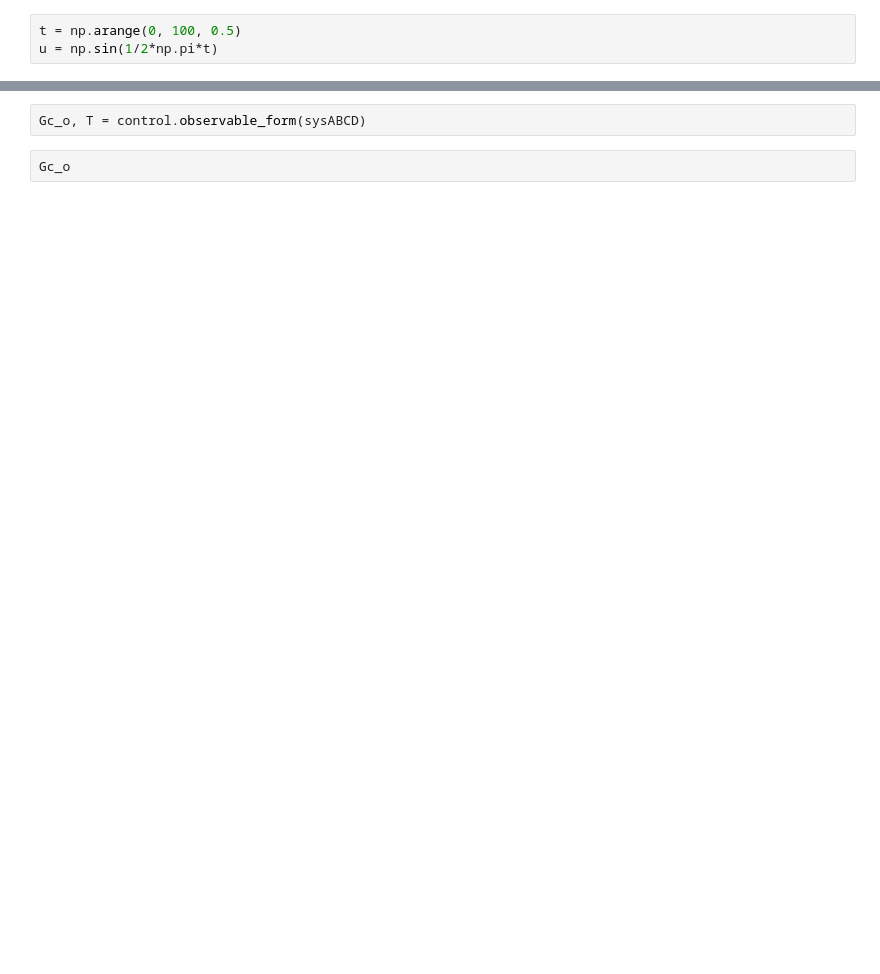
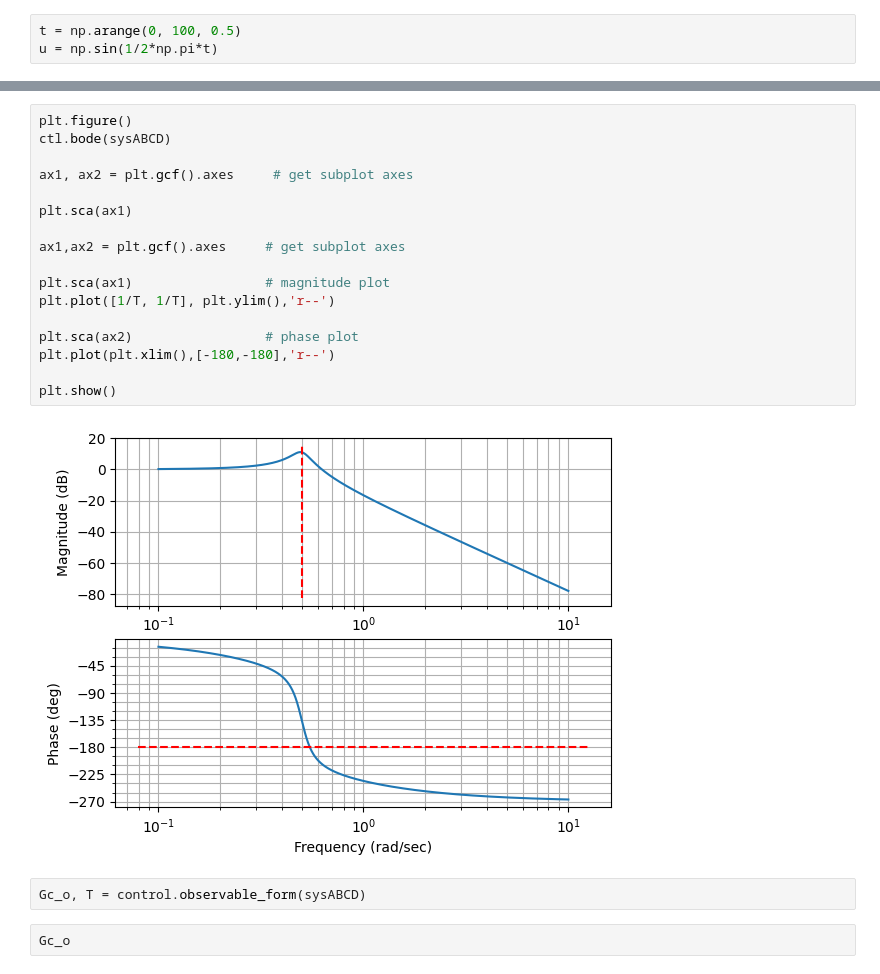
Before and after one commit to TAUforPython/BaseControlTheory, a Jupyter notebook: базовые_инструменты_ТАУ.ipynb, the cells around one changed output, grey strips where cells are left out. Drawn from its saved outputs; the diff is of its cells as text; blank space fills up the shorter version.

```diff
--- a/базовые_инструменты_ТАУ.ipynb
+++ b/базовые_инструменты_ТАУ.ipynb
@@ -441,3 +455,22 @@ matrix([[0.  , 0.  , 0.25]])
+# %%
+plt.figure()
+ctl.bode(sysABCD)
+
+ax1, ax2 = plt.gcf().axes     # get subplot axes
+
+plt.sca(ax1)
+
+ax1,ax2 = plt.gcf().axes     # get subplot axes
+
+plt.sca(ax1)                 # magnitude plot
+plt.plot([1/T, 1/T], plt.ylim(),'r--')
+
+plt.sca(ax2)                 # phase plot
+plt.plot(plt.xlim(),[-180,-180],'r--')
+
+plt.show()
+# %% [output]
+[figure, added]
 # %%
 Gc_o, T = control.observable_form(sysABCD)
 # %%
```
Also changed, not shown: parts of 33 cells of this notebook.
